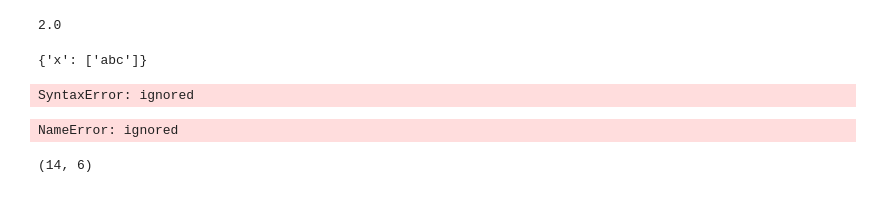
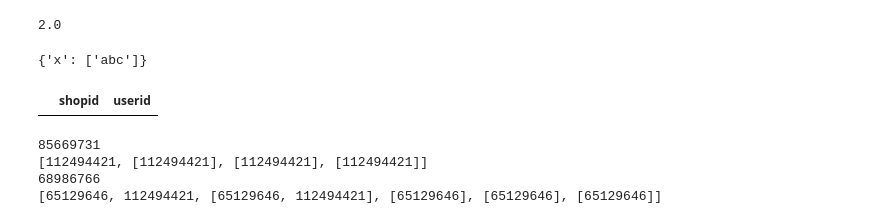
Before and after one commit to ee2110/Kaggle_projects_competition, a Jupyter notebook: Shopee_Code_League_2020/Order_Brushing/CYTeam_Order_Brushing.ipynb, the cells around one changed output. Cells and saved outputs as stored; diff of their text form; code cells hidden in the pictures.

```diff
--- a/Shopee_Code_League_2020/Order_Brushing/CYTeam_Order_Brushing.ipynb
+++ b/Shopee_Code_League_2020/Order_Brushing/CYTeam_Order_Brushing.ipynb
@@ -207,8 +199,9 @@ for i in data.index:
     if(delta.total_seconds()<3600):
       check = data.loc[i:j].groupby('shopid')
       check['userid'].count()
-      user_num = pd.DataFrame(data.loc[0:5].groupby('userid')['userid'].count().reset_index(name='user_count'))
-      max_index = user_num['user_count'].idxmax()
+      user_num = pd.DataFrame(data.loc[i:j].groupby('userid')['userid'].count().reset_index(name='user_count'))
+      check_user = user_num[user_num['user_count'] >= 3]
+      suspect_user = list(check_user['userid'])
       key = list(check.groups.keys())
       for k in key:
         check_order = check.get_group(k)
@@ -216,6 +209,7 @@ for i in data.index:
         buyers = len(check_order.userid.unique())
         concentrate_rate = order/buyers
         if(concentrate_rate >= 3):
-          if max_index >= 3:
+          if k in ans_dic:
+            ans_dic[k].append(suspect_user)
+          else:
+            ans_dic[k] = suspect_user
-# %% [output]
-SyntaxError: ignored
@@ -234,0 +216,15 @@ def check_concentrate_rate():
+# %%
+column_names = ["shopid", "userid"]
+df = pd.DataFrame(columns = column_names)
+df
+# %% [output]
+|  | shopid | userid |
+# %%
+for key, value in ans_dic.items():
+  df['shopid'] key
+  print(value)
+# %% [output]
+85669731
+[112494421, [112494421], [112494421], [112494421]]
+68986766
+[65129646, 112494421, [65129646, 112494421], [65129646], [65129646], [65129646]]
@@ -235,20 +235,3 @@ def check_concentrate_rate():
 # %%
 df.to_csv('CY_Team_submission4.csv')
 files.download('CY_Team_submission4.csv')
-# %%
-num
-# %% [output]
-NameError: ignored
-# %%
-import pandas as pd
-import numpy as np
-
-
-def add_two(num, a, b):
-
-  x = num + 2 + a + b
-  y = a + b
-
-  return x, b
-# %% [output]
-(14, 6)
```
Also changed, not shown: parts of 21 cells of this notebook.
